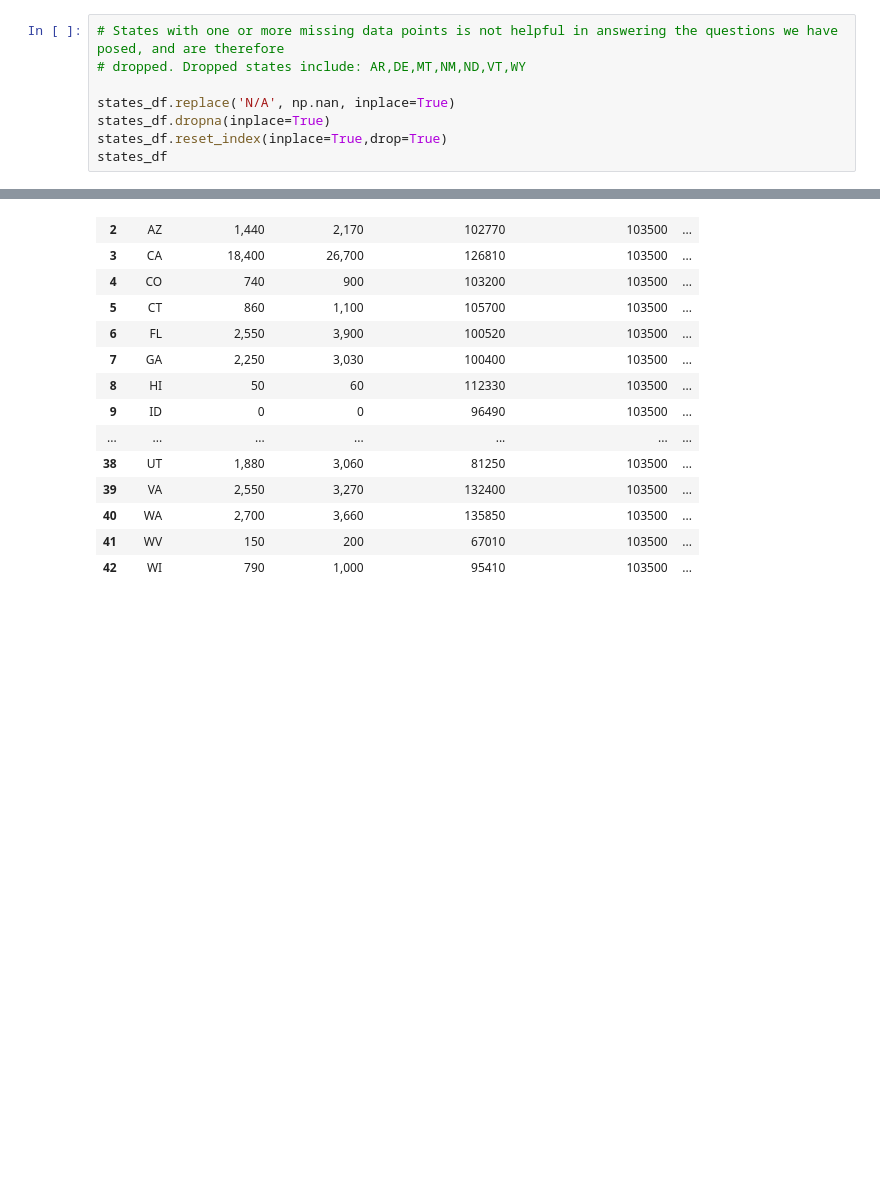
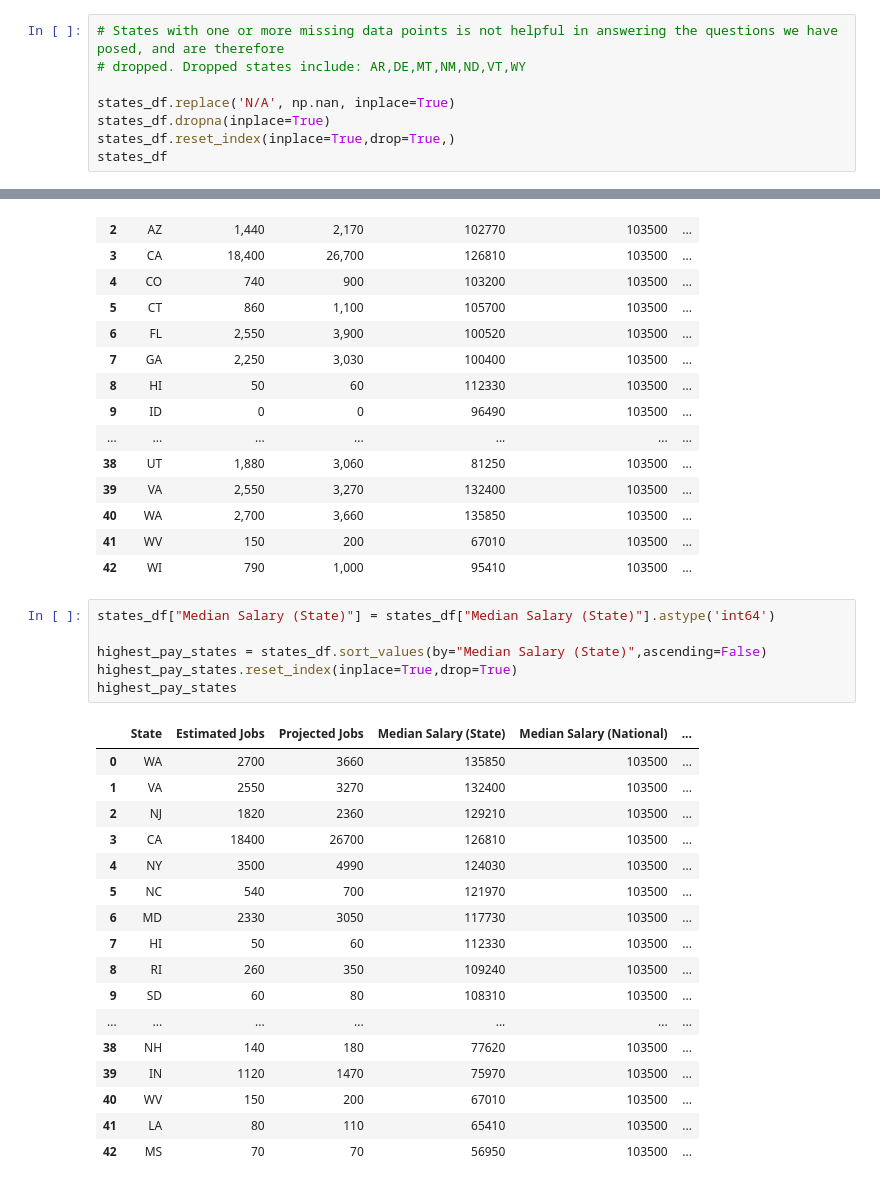
Before and after one commit to peatk/Group3_Project_-1, a Jupyter notebook: DataAnalysisDataAnalysts-AV Working Copy.ipynb, the cells around one changed output, grey strips where cells are left out. Saved outputs shown, nothing was run; the diff lists cells and outputs as text; blank space fills up the shorter version.

```diff
--- a/DataAnalysisDataAnalysts-AV Working Copy.ipynb
+++ b/DataAnalysisDataAnalysts-AV Working Copy.ipynb
@@ -176,7 +176,7 @@ Retrieving Data for WY: 50/50
 
 states_df.replace('N/A', np.nan, inplace=True)
 states_df.dropna(inplace=True)
-states_df.reset_index(inplace=True,drop=True)
+states_df.reset_index(inplace=True,drop=True,)
 states_df
 # %% [output]
 |  | State | Estimated Jobs | Projected Jobs | Median Salary (State) | Median Salary (National) | ... |
@@ -196,3 +196,27 @@ states_df
 | 40 | WA | 2,700 | 3,660 | 135850 | 103500 | ... |
 | 41 | WV | 150 | 200 | 67010 | 103500 | ... |
 | 42 | WI | 790 | 1,000 | 95410 | 103500 | ... |
+# %%
+states_df["Median Salary (State)"] = states_df["Median Salary (State)"].astype('int64')
+
+highest_pay_states = states_df.sort_values(by="Median Salary (State)",ascending=False)
+highest_pay_states.reset_index(inplace=True,drop=True)
+highest_pay_states
+# %% [output]
+|  | State | Estimated Jobs | Projected Jobs | Median Salary (State) | Median Salary (National) | ... |
+| 0 | WA | 2700 | 3660 | 135850 | 103500 | ... |
+| 1 | VA | 2550 | 3270 | 132400 | 103500 | ... |
+| 2 | NJ | 1820 | 2360 | 129210 | 103500 | ... |
+| 3 | CA | 18400 | 26700 | 126810 | 103500 | ... |
+| 4 | NY | 3500 | 4990 | 124030 | 103500 | ... |
+| 5 | NC | 540 | 700 | 121970 | 103500 | ... |
+| 6 | MD | 2330 | 3050 | 117730 | 103500 | ... |
+| 7 | HI | 50 | 60 | 112330 | 103500 | ... |
+| 8 | RI | 260 | 350 | 109240 | 103500 | ... |
+| 9 | SD | 60 | 80 | 108310 | 103500 | ... |
+| ... | ... | ... | ... | ... | ... | ... |
+| 38 | NH | 140 | 180 | 77620 | 103500 | ... |
+| 39 | IN | 1120 | 1470 | 75970 | 103500 | ... |
+| 40 | WV | 150 | 200 | 67010 | 103500 | ... |
+| 41 | LA | 80 | 110 | 65410 | 103500 | ... |
+| 42 | MS | 70 | 70 | 56950 | 103500 | ... |
```
Also changed, not shown: parts of 3 cells of this notebook, 1 other file.
